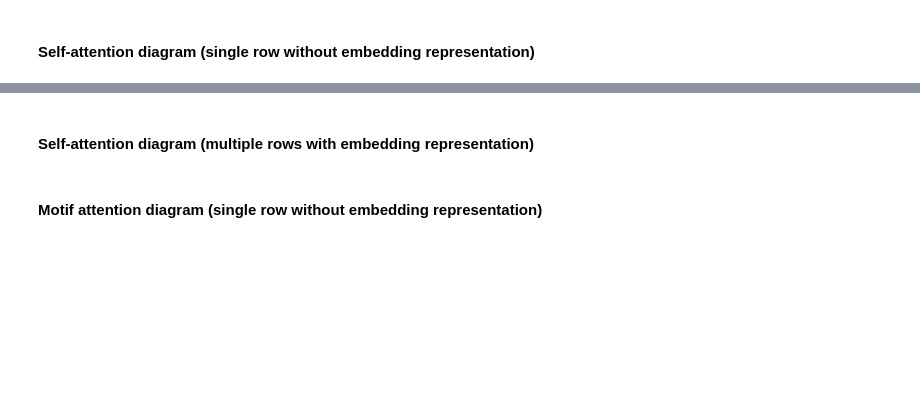
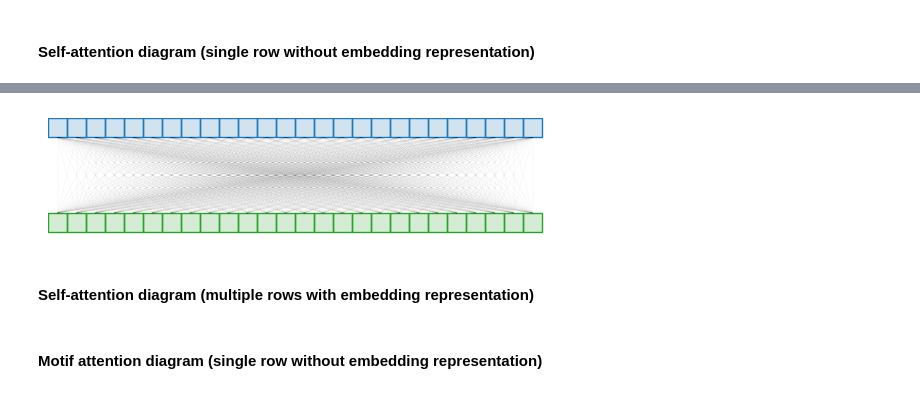
Before and after one commit to Radar-Lei/Motif-guided, a Jupyter notebook: visualization.ipynb, the cells around one changed output, grey strips where cells are left out. Saved outputs shown, nothing was run; the diff lists cells and outputs as text; code cells hidden in the pictures; blank space fills up the shorter version.

Commit message:
update visua

```diff
--- a/visualization.ipynb
+++ b/visualization.ipynb
@@ -16,6 +37,6 @@ sns.color_palette('tab20')
 # %%
 # 定义序列的长度
-N = 24
+N = 26
 
 # 创建新的figure和axes
 fig, ax = plt.subplots()
@@ -26,34 +47,36 @@ ax.set_aspect('equal')
 # 获取seaborn的调色板
 palette = sns.color_palette()
 
 # 画出两个序列的正方形
 for i in range(N):
     # 创建一个正方形，位置在(i, 0)和(i, 3)，大小为1x1
     rect1 = patches.Rectangle((i, 0), 1, 1, edgecolor=palette[2], facecolor=list(palette[2]) + [0.2])
     rect2 = patches.Rectangle((i, 5), 1, 1, edgecolor=palette[0], facecolor=list(palette[0]) + [0.2])
 
     # 将正方形添加到图形中
     ax.add_patch(rect1)
     ax.add_patch(rect2)
 
 # 画出连接两个序列的线
 for i in range(N):
     for j in range(N):
         # 创建一条线，从序列A的第i个元素的上边到序列B的第j个元素的下边
         ax.plot([i+0.5, j+0.5], [1, 5], color='black', linewidth=0.05, alpha=0.4)
 
 # 设置坐标轴的范围
 ax.set_xlim(0, N+0.1)
 ax.set_ylim(-0.1, 6)
 
 # 隐藏坐标轴
 ax.axis('off')
 
 # 显示图形
 plt.show()
 
 # 保存图形为svg
-fig.savefig("figs/self_attention.svg", format='svg')
+fig.savefig("figs/self_attention_2.svg", format='svg')
+# %% [output]
+[figure, added]
 # %% [markdown]
 #### Self-attention diagram (multiple rows with embedding representation)
 # %%
```
Also changed, not shown: parts of 7 cells of this notebook.
